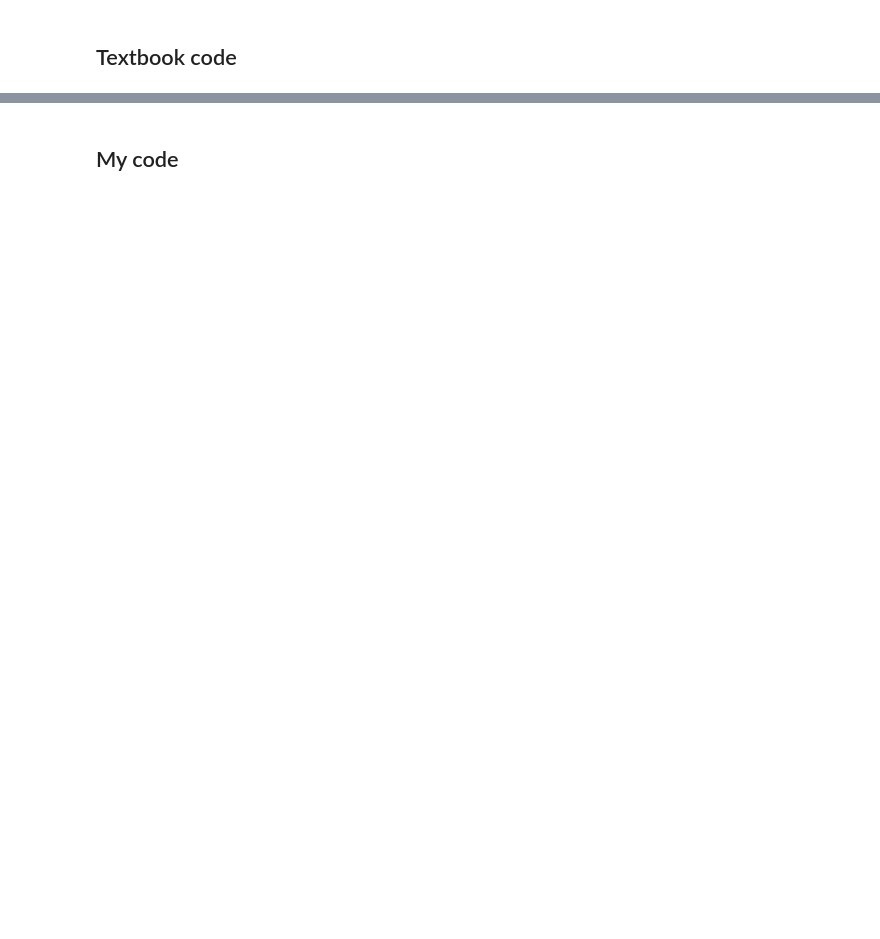
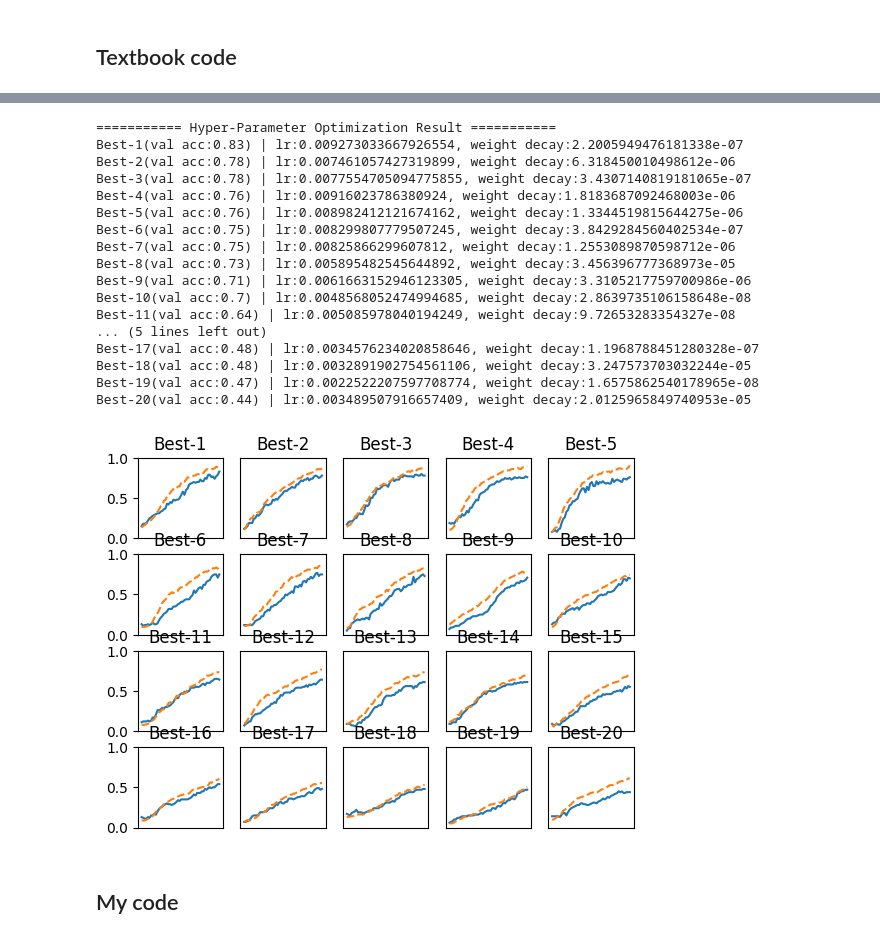
Before and after one commit to Jongbin-kr/DL_from_scratch, a Jupyter notebook: ch6-5_hyperparameter_tuning.ipynb, the cells around one changed output, grey strips where cells are left out. Saved outputs shown, nothing was run; the diff lists cells and outputs as text; code cells hidden in the pictures; blank space fills up the shorter version.

```diff
--- a/ch6-5_hyperparameter_tuning.ipynb
+++ b/ch6-5_hyperparameter_tuning.ipynb
@@ -61,29 +79,48 @@ from common.trainer import Trainer
 # %%
-# # 그래프 그리기========================================================
-# print("=========== Hyper-Parameter Optimization Result ===========")
-# graph_draw_num = 20
-# col_num = 5
-# row_num = int(np.ceil(graph_draw_num / col_num))
-# i = 0
+# 그래프 그리기========================================================
+print("=========== Hyper-Parameter Optimization Result ===========")
+graph_draw_num = 20
+col_num = 5
+row_num = int(np.ceil(graph_draw_num / col_num))
+i = 0
 
-# for key, val_acc_list in sorted(results_val.items(), key=lambda x: x[1][-1], reverse=True):
-#     print("Best-" + str(i+1) + "(val acc:" + str(val_acc_list[-1]) + ") | " + key)
+for key, val_acc_list in sorted(results_val.items(), key=lambda x: x[1][-1], reverse=True):
+    print("Best-" + str(i+1) + "(val acc:" + str(val_acc_list[-1]) + ") | " + key)
 
-#     plt.subplot(row_num, col_num, i+1)
-#     plt.title("Best-" + str(i+1))
-#     plt.ylim(0.0, 1.0)
-#     if i % 5:
-#         plt.yticks([])
-#     plt.xticks([])
-#     x = np.arange(len(val_acc_list))
-#     plt.plot(x, val_acc_list)
-#     plt.plot(x, results_train[key], "--")
-#     i += 1
+    plt.subplot(row_num, col_num, i+1)
+    plt.title("Best-" + str(i+1))
+    plt.ylim(0.0, 1.0)
+    if i % 5:
+        plt.yticks([])
+    plt.xticks([])
+    x = np.arange(len(val_acc_list))
+    plt.plot(x, val_acc_list)
+    plt.plot(x, results_train[key], "--")
+    i += 1
 
-#     if i >= graph_draw_num:
-#         break
+    if i >= graph_draw_num:
+        break
 
-# plt.show()
+plt.show()
+# %% [output]
+=========== Hyper-Parameter Optimization Result ===========
+Best-1(val acc:0.83) | lr:0.009273033667926554, weight decay:2.2005949476181338e-07
+Best-2(val acc:0.78) | lr:0.007461057427319899, weight decay:6.318450010498612e-06
+Best-3(val acc:0.78) | lr:0.0077554705094775855, weight decay:3.4307140819181065e-07
+Best-4(val acc:0.76) | lr:0.00916023786380924, weight decay:1.8183687092468003e-06
+Best-5(val acc:0.76) | lr:0.008982412121674162, weight decay:1.3344519815644275e-06
+Best-6(val acc:0.75) | lr:0.008299807779507245, weight decay:3.8429284560402534e-07
+Best-7(val acc:0.75) | lr:0.00825866299607812, weight decay:1.2553089870598712e-06
+Best-8(val acc:0.73) | lr:0.005895482545644892, weight decay:3.456396777368973e-05
+Best-9(val acc:0.71) | lr:0.0061663152946123305, weight decay:3.3105217759700986e-06
+Best-10(val acc:0.7) | lr:0.0048568052474994685, weight decay:2.8639735106158648e-08
+Best-11(val acc:0.64) | lr:0.005085978040194249, weight decay:9.72653283354327e-08
+... (5 lines left out)
+Best-17(val acc:0.48) | lr:0.0034576234020858646, weight decay:1.1968788451280328e-07
+Best-18(val acc:0.48) | lr:0.0032891902754561106, weight decay:3.247573703032244e-05
+Best-19(val acc:0.47) | lr:0.0022522207597708774, weight decay:1.6575862540178965e-08
+Best-20(val acc:0.44) | lr:0.003489507916657409, weight decay:2.0125965849740953e-05
+[figure, added]
 # %% [markdown]
 ## My code
 # %%
```
Also changed, not shown: parts of 2 cells of this notebook, 37 other files.
